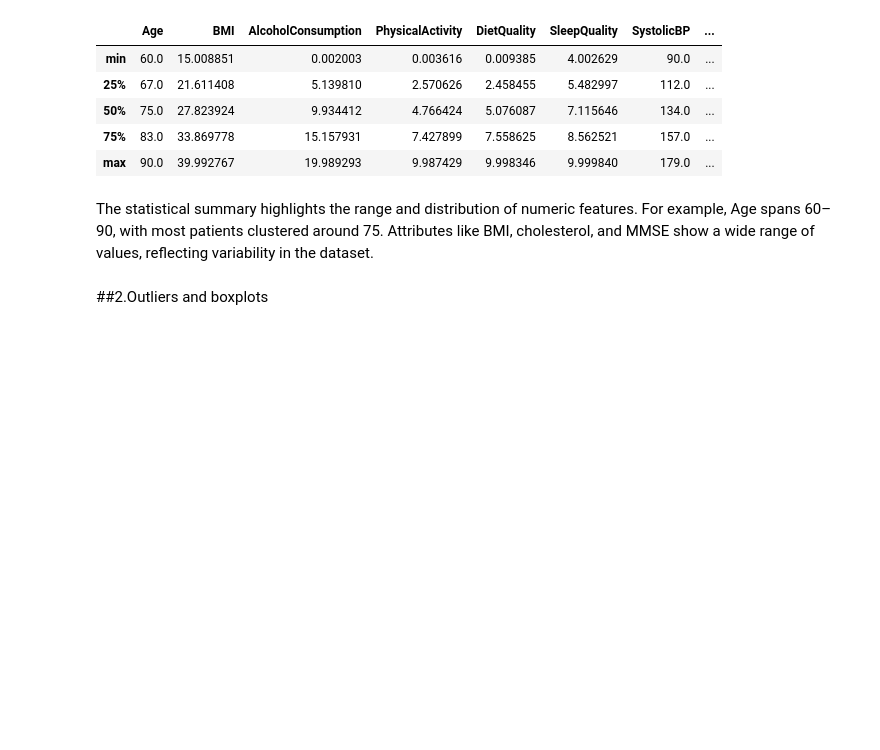
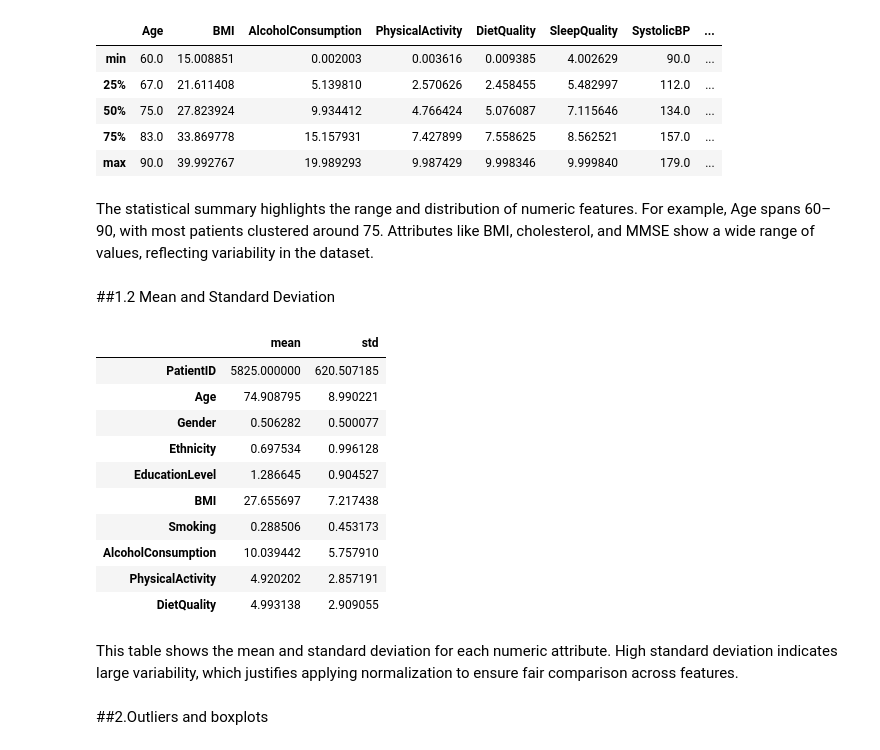
Before and after one commit to shahodi011/IT326-Project, a Jupyter notebook: Reports/Phase2.ipynb, the cells around one changed output. Drawn from its saved outputs; the diff is of its cells as text; code cells hidden in the pictures; blank space fills up the shorter version.

```diff
--- a/Reports/Phase2.ipynb
+++ b/Reports/Phase2.ipynb
@@ -39,6 +36,26 @@ five_num
 | max | 90.0 | 39.992767 | 19.989293 | 9.987429 | 9.998346 | 9.999840 | 179.0 | ... |
 # %% [markdown]
 The statistical summary highlights the range and distribution of numeric features. For example, Age spans 60–90, with most patients clustered around 75. Attributes like BMI, cholesterol, and MMSE show a wide range of values, reflecting variability in the dataset.
+# %% [markdown]
+##1.2 Mean and Standard Deviation
+# %%
+
+stat_summary = df.select_dtypes(include='number').describe().T[['mean','std']]
+stat_summary.head(10)
+# %% [output]
+|  | mean | std |
+| PatientID | 5825.000000 | 620.507185 |
+| Age | 74.908795 | 8.990221 |
+| Gender | 0.506282 | 0.500077 |
+| Ethnicity | 0.697534 | 0.996128 |
+| EducationLevel | 1.286645 | 0.904527 |
+| BMI | 27.655697 | 7.217438 |
+| Smoking | 0.288506 | 0.453173 |
+| AlcoholConsumption | 10.039442 | 5.757910 |
+| PhysicalActivity | 4.920202 | 2.857191 |
+| DietQuality | 4.993138 | 2.909055 |
+# %% [markdown]
+This table shows the mean and standard deviation for each numeric attribute. High standard deviation indicates large variability, which justifies applying normalization to ensure fair comparison across features.
 # %% [markdown]
 ##2.Outliers and boxplots
 # %%
```
Also changed, not shown: parts of 11 cells of this notebook.
